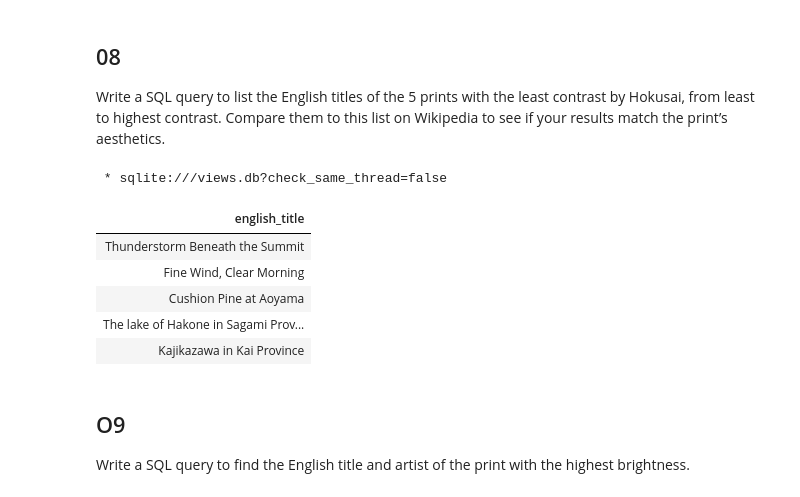
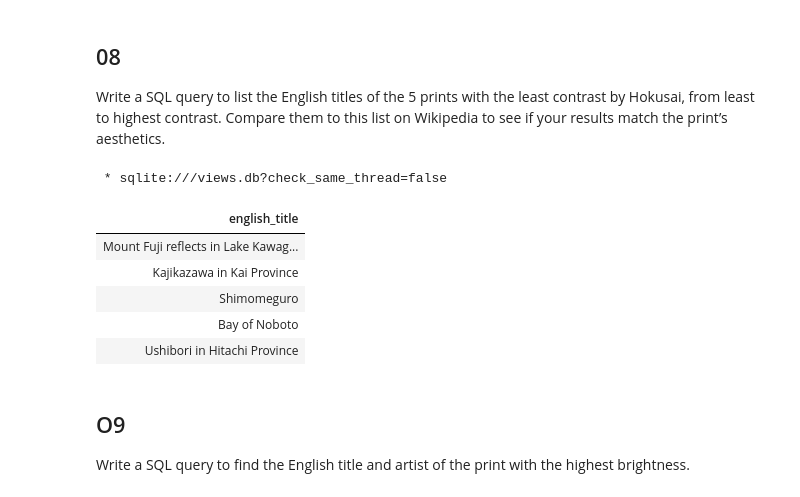
Before and after one commit to jibon-k/CS50sql-Problem-Sets, a Jupyter notebook: Problem Sets/ps0/36_Views/1_all_solutions_36_views.ipynb, the cells around one changed output. Cells and saved outputs as stored; diff of their text form; code cells hidden in the pictures.

```diff
--- a/Problem Sets/ps0/36_Views/1_all_solutions_36_views.ipynb
+++ b/Problem Sets/ps0/36_Views/1_all_solutions_36_views.ipynb
@@ -143,18 +142,18 @@ Write a SQL query to list the English titles of the 5 prints with the least cont
 # %%
 %%sql
 SELECT "english_title"
 FROM "views"
 WHERE "artist" IS 'Hokusai'
-ORDER BY "brightness" ASC
+ORDER BY "contrast" ASC
 LIMIT 5;
 # %% [output]
  * sqlite:///views.db?check_same_thread=false
 | english_title |
-| Thunderstorm Beneath the Summit |
-| Fine Wind, Clear Morning |
-| Cushion Pine at Aoyama |
-| The lake of Hakone in Sagami Prov... |
+| Mount Fuji reflects in Lake Kawag... |
 | Kajikazawa in Kai Province |
+| Shimomeguro |
+| Bay of Noboto |
+| Ushibori in Hitachi Province |
 # %% [markdown]
 ## O9
 Write a SQL query to find the English title and artist of the print with the highest brightness.
```
Also changed, not shown: parts of 1 cell of this notebook.
